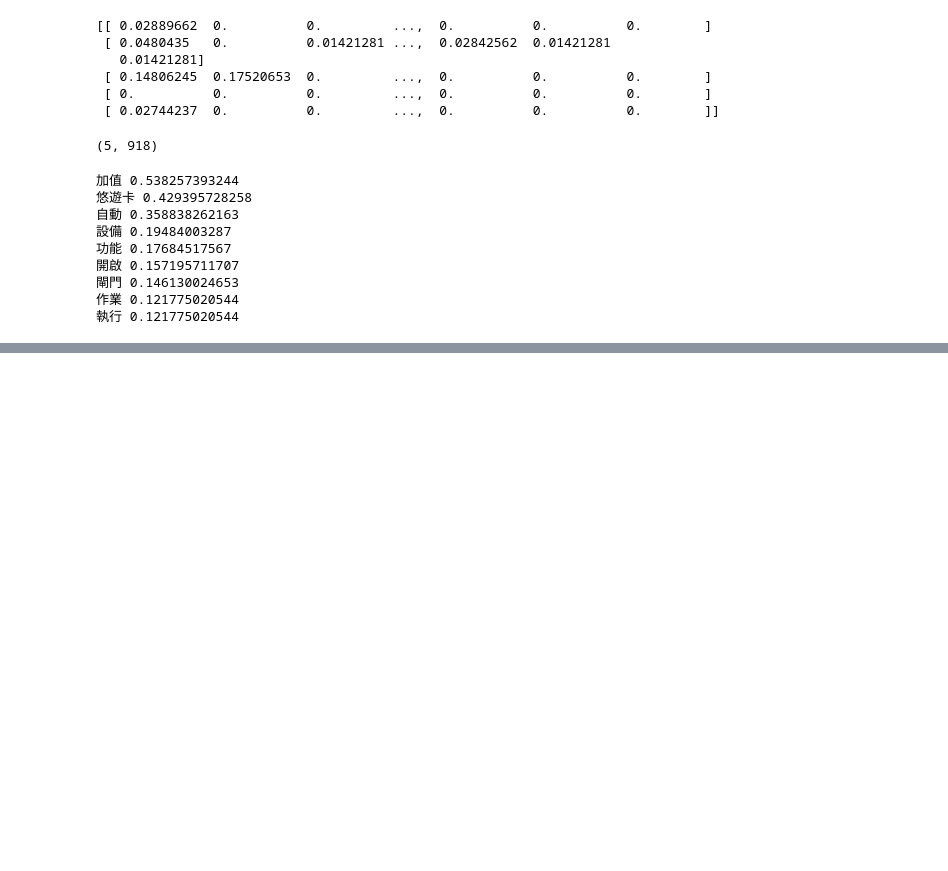
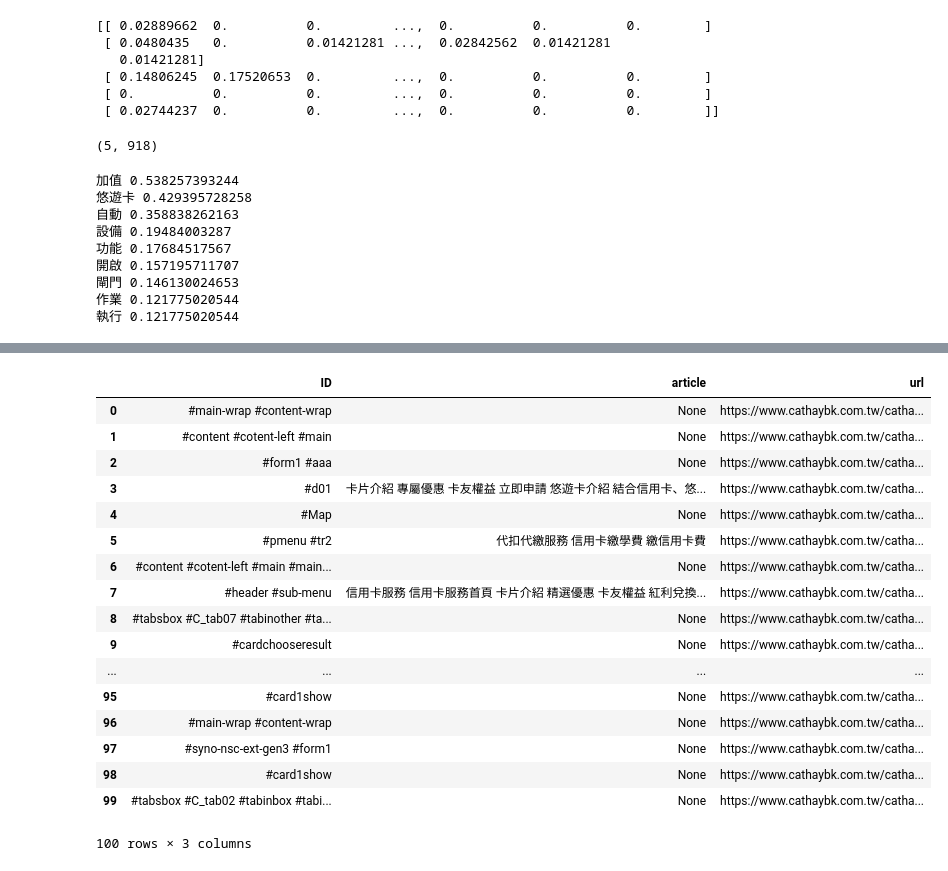
Before and after one commit to ywchiu/cathaybkpython, a Jupyter notebook: 20161006Demo.ipynb, the cells around one changed output, grey strips where cells are left out. Drawn from its saved outputs; the diff is of its cells as text; code cells hidden in the pictures; blank space fills up the shorter version.

```diff
--- a/20161006Demo.ipynb
+++ b/20161006Demo.ipynb
@@ -447,0 +523,6 @@ for pos in weight[4].argsort()[:-10:-1]:
+# %%
+article_list = []
+for rec in card_behavior_with_href.head(100).iterrows():
+    item = rec[1]
+    article = getURLElement(item.ObjectHref, item.ObjectHierarchyID)
+    article_list .append({'url': item.ObjectHref, 'ID': item.ObjectHierarchyID, 'article': article})
@@ -447,0 +547,22 @@ for pos in weight[4].argsort()[:-10:-1]:
+# %%
+df = pandas.DataFrame(article_list)
+df
+# %% [output]
+|  | ID | article | url |
+| 0 | #main-wrap #content-wrap | None | https://www.cathaybk.com.tw/catha... |
+| 1 | #content #cotent-left #main | None | https://www.cathaybk.com.tw/catha... |
+| 2 | #form1 #aaa | None | https://www.cathaybk.com.tw/catha... |
+| 3 | #d01 | 卡片介紹 專屬優惠 卡友權益 立即申請 悠遊卡介紹 結合信用卡、悠... | https://www.cathaybk.com.tw/catha... |
+| 4 | #Map | None | https://www.cathaybk.com.tw/catha... |
+| 5 | #pmenu #tr2 | 代扣代繳服務 信用卡繳學費 繳信用卡費 | https://www.cathaybk.com.tw/catha... |
+| 6 | #content #cotent-left #main #main... | None | https://www.cathaybk.com.tw/catha... |
+| 7 | #header #sub-menu | 信用卡服務 信用卡服務首頁 卡片介紹 精選優惠 卡友權益 紅利兌換... | https://www.cathaybk.com.tw/catha... |
+| 8 | #tabsbox #C_tab07 #tabinother #ta... | None | https://www.cathaybk.com.tw/catha... |
+| 9 | #cardchooseresult | None | https://www.cathaybk.com.tw/catha... |
+| ... | ... | ... | ... |
+| 95 | #card1show | None | https://www.cathaybk.com.tw/catha... |
+| 96 | #main-wrap #content-wrap | None | https://www.cathaybk.com.tw/catha... |
+| 97 | #syno-nsc-ext-gen3 #form1 | None | https://www.cathaybk.com.tw/catha... |
+| 98 | #card1show | None | https://www.cathaybk.com.tw/catha... |
+| 99 | #tabsbox #C_tab02 #tabinbox #tabi... | None | https://www.cathaybk.com.tw/catha... |
+100 rows × 3 columns
```
Also changed, not shown: parts of 13 cells of this notebook.
